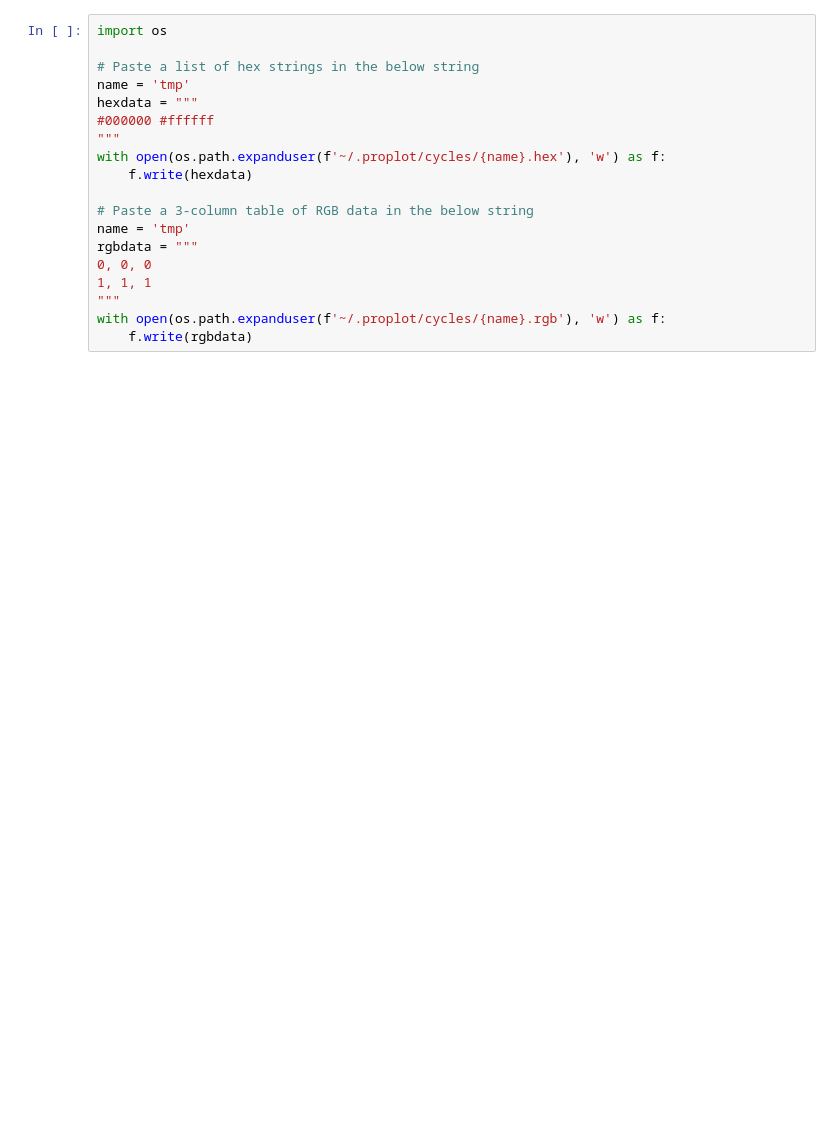
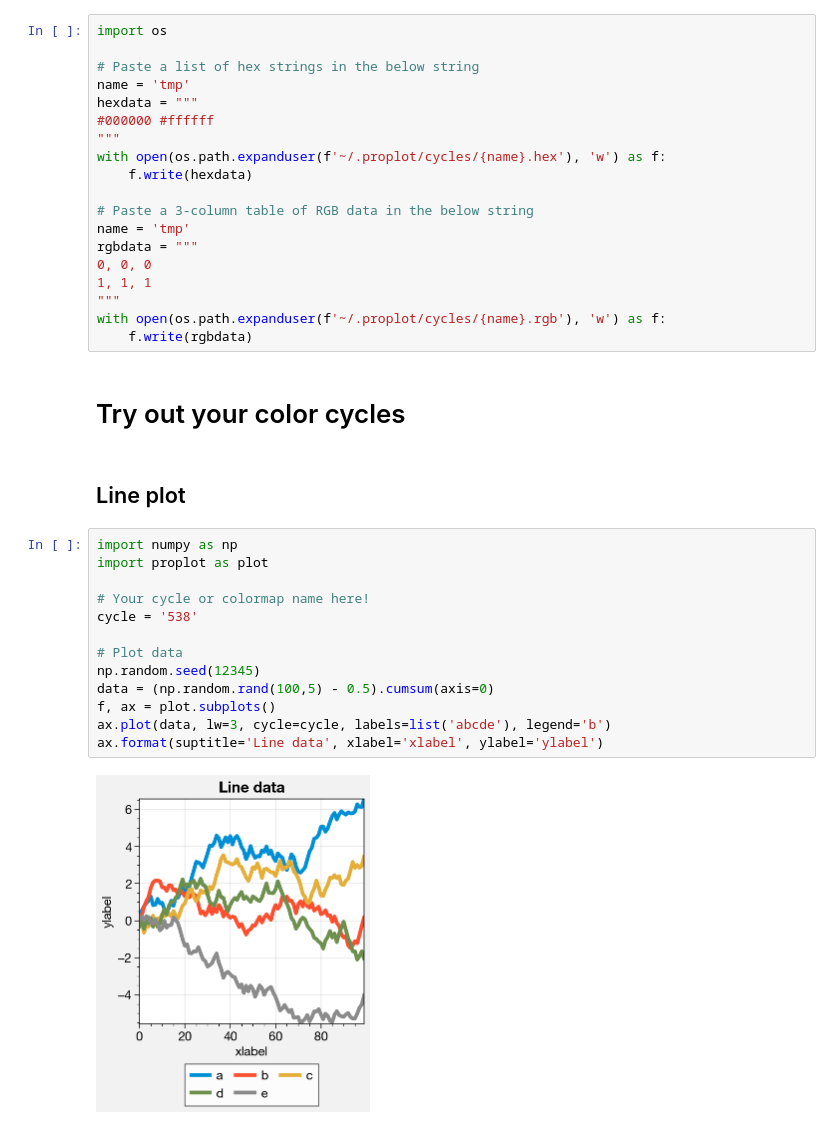
Before and after one commit to bradyrx/climate_in_color, a Jupyter notebook: notebooks/build_your_own_cycles.ipynb, the cells around one changed output. Drawn from its saved outputs; the diff is of its cells as text; blank space fills up the shorter version.

Commit message:
Add color cycle examples

```diff
--- a/notebooks/build_your_own_cycles.ipynb
+++ b/notebooks/build_your_own_cycles.ipynb
@@ -37,3 +32,22 @@ rgbdata = """
 """
 with open(os.path.expanduser(f'~/.proplot/cycles/{name}.rgb'), 'w') as f:
     f.write(rgbdata)
+# %% [markdown]
+# Try out your color cycles
+# %% [markdown]
+## Line plot
+# %%
+import numpy as np
+import proplot as plot
+
+# Your cycle or colormap name here!
+cycle = '538'
+
+# Plot data
+np.random.seed(12345)
+data = (np.random.rand(100,5) - 0.5).cumsum(axis=0)
+f, ax = plot.subplots()
+ax.plot(data, lw=3, cycle=cycle, labels=list('abcde'), legend='b')
+ax.format(suptitle='Line data', xlabel='xlabel', ylabel='ylabel')
+# %% [output]
+[figure, added]
```
Also changed, not shown: parts of 7 cells of this notebook, 1 other file.
